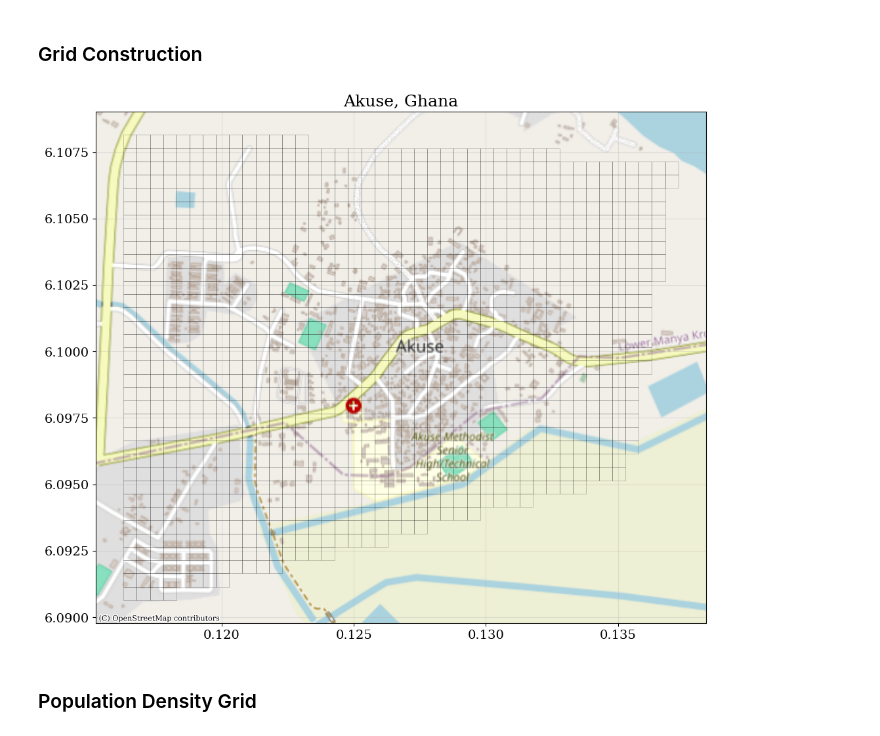
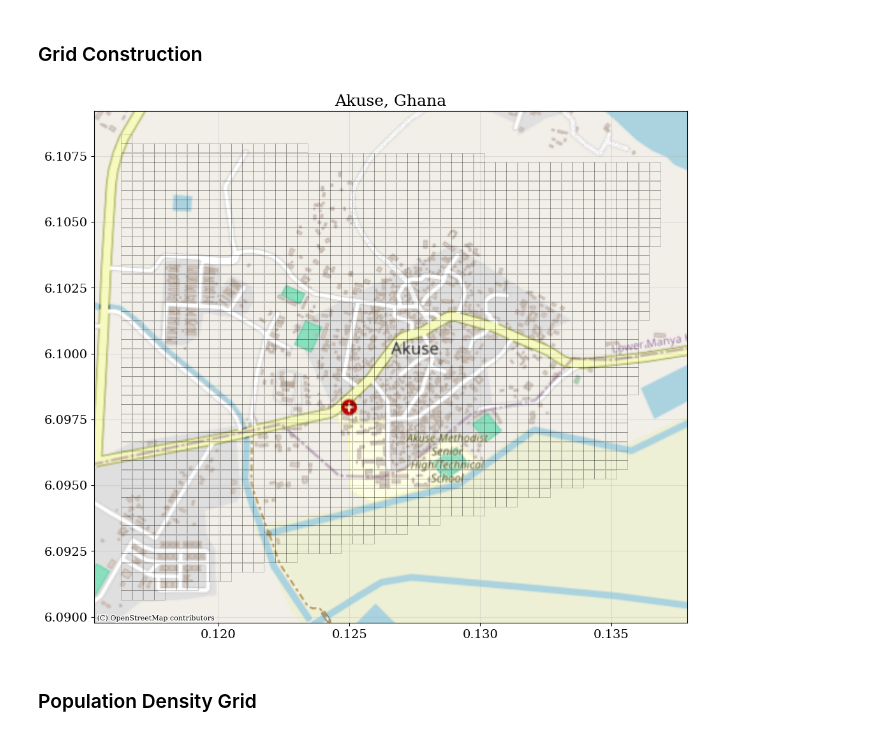
Before and after one commit to SDCCA/DGL-PTM, a Jupyter notebook: DGL_testing/misc_testing.ipynb, the cells around one changed output. Cells and saved outputs as stored; diff of their text form; code cells hidden in the pictures.

```diff
--- a/DGL_testing/misc_testing.ipynb
+++ b/DGL_testing/misc_testing.ipynb
@@ -50,41 +50,41 @@ plt.rc("font", family="serif")
 akuse_boundary_coords = [ (x[1],x[0]) for x in [
         (6.107983818842101, 0.11640835827890646),
         (6.106918939321614, 0.13688109260416578),
         (6.095601368066649, 0.13518748441180858),
         (6.090648307705022, 0.11628382826476255)
     ]
 ]
 
 boundary = Polygon(akuse_boundary_coords)
 gdf = gpd.GeoDataFrame(geometry=[boundary], crs="EPSG:4326")  # WGS84 CRS
 
 # Step 2: Create Grid within the Boundary
-def create_grid(bounds, cell_size):
+def create_grid(bounds, num_cells=50):
     """Generate a grid of square polygons within given bounds."""
     minx, miny, maxx, maxy = bounds
-    x_coords = np.arange(minx, maxx, cell_size)
-    y_coords = np.arange(miny, maxy, cell_size)
+    x_coords = np.linspace(minx, maxx, num_cells)
+    y_coords = np.linspace(miny, maxy, num_cells)
     grid_cells = []
+    ydelta = (maxy - miny) / num_cells
+    xdelta = (maxx-minx) / num_cells
     for x in x_coords:
         for y in y_coords:
-            cell = box(x, y, x + cell_size, y + cell_size)
+            cell = box(x, y, x + xdelta, y + ydelta)
             if cell.intersects(boundary):  # Keep only cells inside Akuse
                 grid_cells.append(cell)
 
     return gpd.GeoDataFrame(geometry=grid_cells, crs="EPSG:4326")
 
-cell_size = 0.0005
-grid = create_grid(boundary.bounds, cell_size)
+grid = create_grid(boundary.bounds)
 
 # Step 3: Plot the Result
 fig, ax = plt.subplots(figsize=(12, 12))
-# gdf.plot(ax=ax, edgecolor="dodgerblue", facecolor="none", linewidth=2, label="Akuse Boundary")
 grid.plot(ax=ax, edgecolor="k", facecolor="none", linewidth=0.5, alpha=0.3)
 ctx.add_basemap(ax, crs=gdf.crs, source=ctx.providers.OpenStreetMap.Mapnik)
 plt.title("Akuse, Ghana")
 plt.show()
 # %% [output]
-[figure, old version]
+[figure, new version]
 # %% [markdown]
 ### Population Density Grid
 # %%
```
Also changed, not shown: parts of 4 cells of this notebook, 2 other files.
